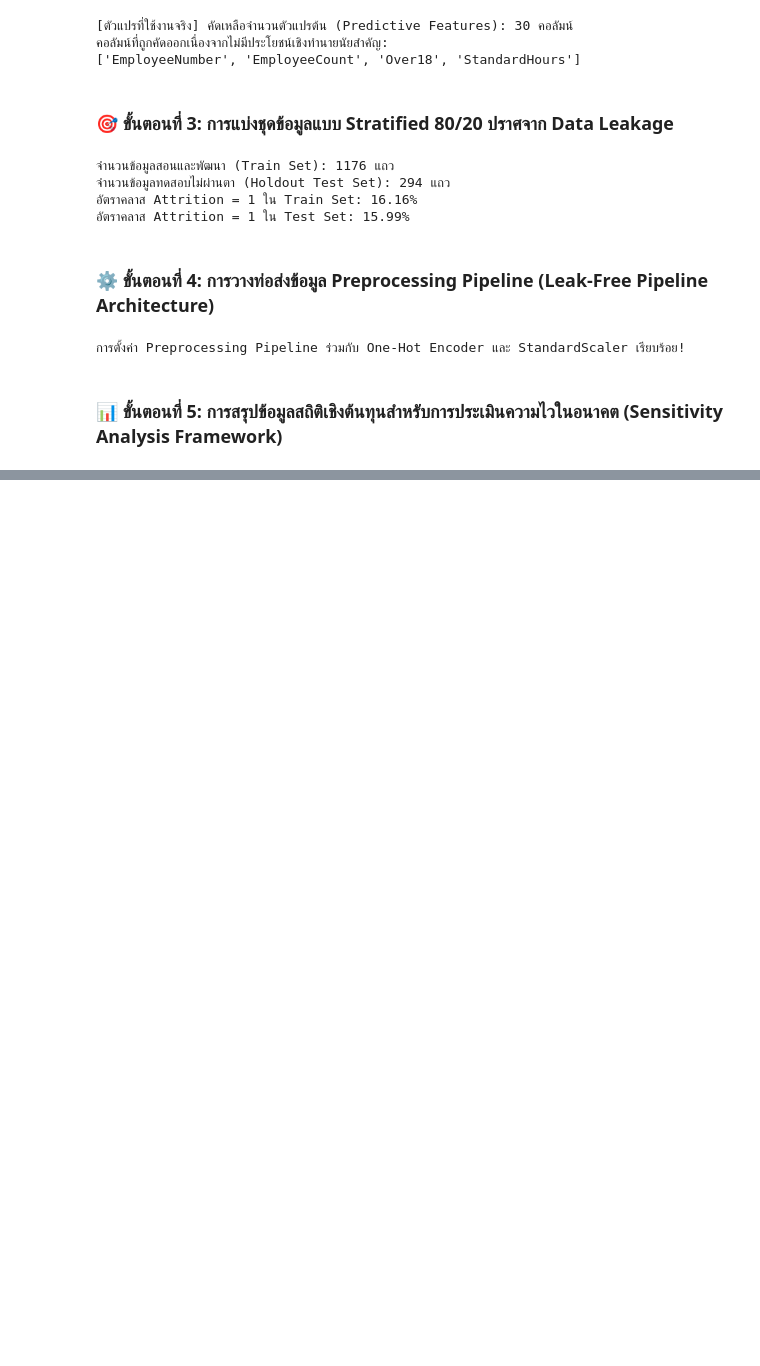
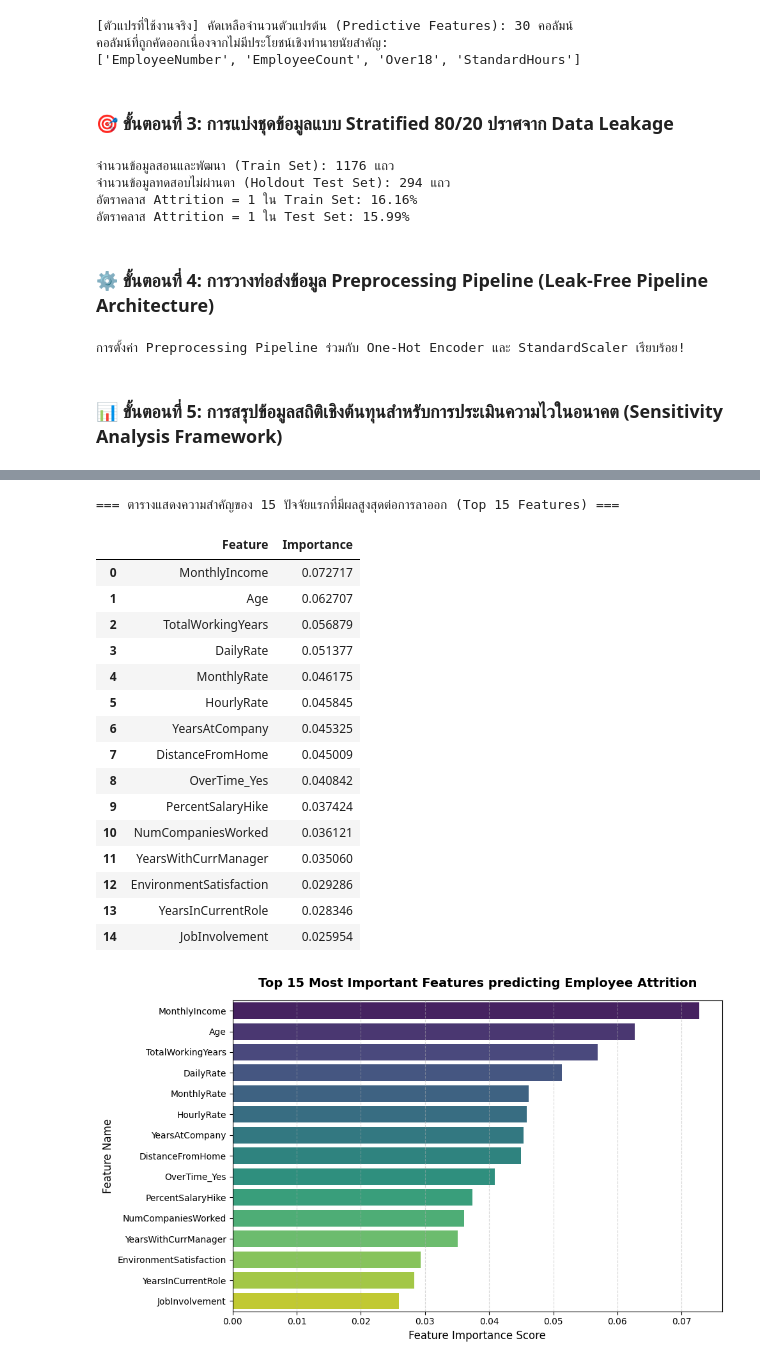
Before and after one commit to rtmyy/master-is-project, a Jupyter notebook: kaggle_dataset.ipynb, the cells around one changed output, grey strips where cells are left out. Saved outputs shown, nothing was run; the diff lists cells and outputs as text; code cells hidden in the pictures; blank space fills up the shorter version.

```diff
--- a/kaggle_dataset.ipynb
+++ b/kaggle_dataset.ipynb
@@ -2404,0 +2492,63 @@ display(df_cost_scenarios)
+# %%
+import matplotlib.pyplot as plt
+import seaborn as sns
+import pandas as pd
+import numpy as np
+
+# 1. ดึงโมเดลที่ฟิตเสร็จแล้วและชื่อคุณลักษณะที่ผ่านการเข้ารหัส
+pipeline_rf = final_pipelines['Baseline RF']
+rf_model = pipeline_rf.named_steps['rf']
+preprocessor_step = pipeline_rf.named_steps['preprocessor']
+
+# ดึงชื่อฟีเจอร์หลังทำ One-Hot และดึงรายชื่อฟีเจอร์ตัวเลขปกติ
+encoded_cat_features = preprocessor_step.named_transformers_['cat'].get_feature_names_out(categorical_cols).tolist()
+all_feature_names = encoded_cat_features + numeric_cols
+
+# 2. คำนวณความสำคัญของคุณลักษณะ
+importances = rf_model.feature_importances_
+indices = np.argsort(importances)[::-1]
+
+# สร้าง DataFrame สรุปความสำคัญ
+feature_imp_df = pd.DataFrame({
+    'Feature': [all_feature_names[i] for i in indices],
+    'Importance': [importances[i] for i in indices]
+})
+
+print("=== ตารางแสดงความสำคัญของ 15 ปัจจัยแรกที่มีผลสูงสุดต่อการลาออก (Top 15 Features) ===")
+display(feature_imp_df.head(15))
+
+# 3. แสดงผลด้วยกราฟสถิติเพื่อความสะดวกในการนำเสนอ
+plt.figure(figsize=(10, 6))
+sns.barplot(
+    x='Importance',
+    y='Feature',
+    data=feature_imp_df.head(15),
+    palette='viridis',
+    hue='Feature',
+    legend=False
+)
+plt.title('Top 15 Most Important Features predicting Employee Attrition', fontsize=14, fontweight='bold', pad=15)
+plt.xlabel('Feature Importance Score', fontsize=12)
+plt.ylabel('Feature Name', fontsize=12)
+plt.grid(axis='x', linestyle='--', alpha=0.5)
+plt.tight_layout()
+plt.show()
+# %% [output]
+=== ตารางแสดงความสำคัญของ 15 ปัจจัยแรกที่มีผลสูงสุดต่อการลาออก (Top 15 Features) ===
+|  | Feature | Importance |
+| 0 | MonthlyIncome | 0.072717 |
+| 1 | Age | 0.062707 |
+| 2 | TotalWorkingYears | 0.056879 |
+| 3 | DailyRate | 0.051377 |
+| 4 | MonthlyRate | 0.046175 |
+| 5 | HourlyRate | 0.045845 |
+| 6 | YearsAtCompany | 0.045325 |
+| 7 | DistanceFromHome | 0.045009 |
+| 8 | OverTime_Yes | 0.040842 |
+| 9 | PercentSalaryHike | 0.037424 |
+| 10 | NumCompaniesWorked | 0.036121 |
+| 11 | YearsWithCurrManager | 0.035060 |
+| 12 | EnvironmentSatisfaction | 0.029286 |
+| 13 | YearsInCurrentRole | 0.028346 |
+| 14 | JobInvolvement | 0.025954 |
+[figure, added]
```
Also changed, not shown: parts of 7 cells of this notebook.
